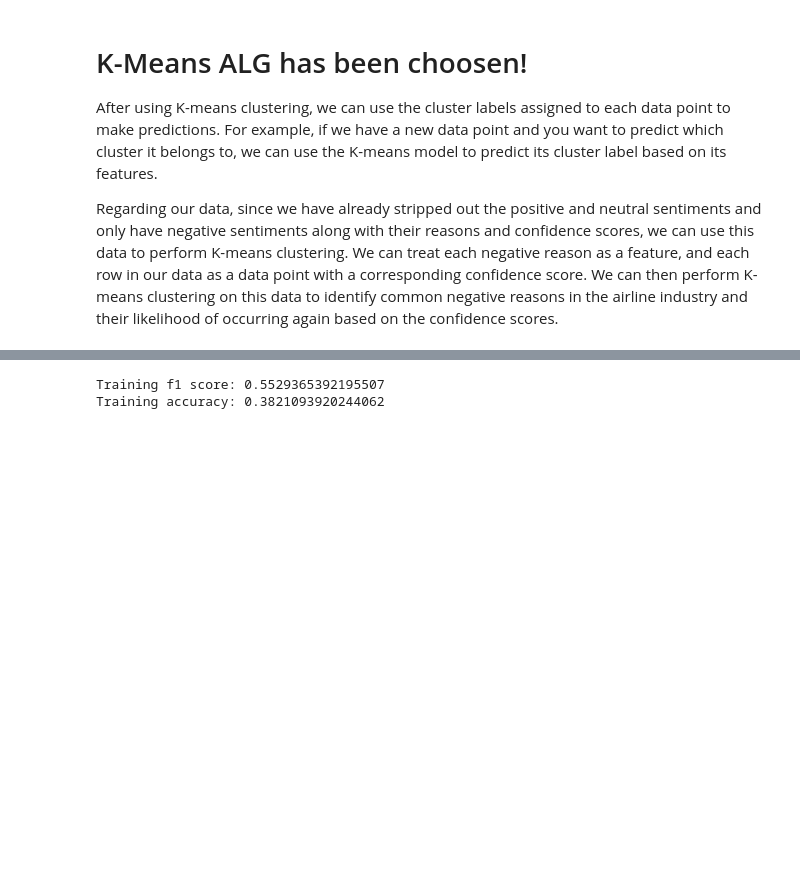
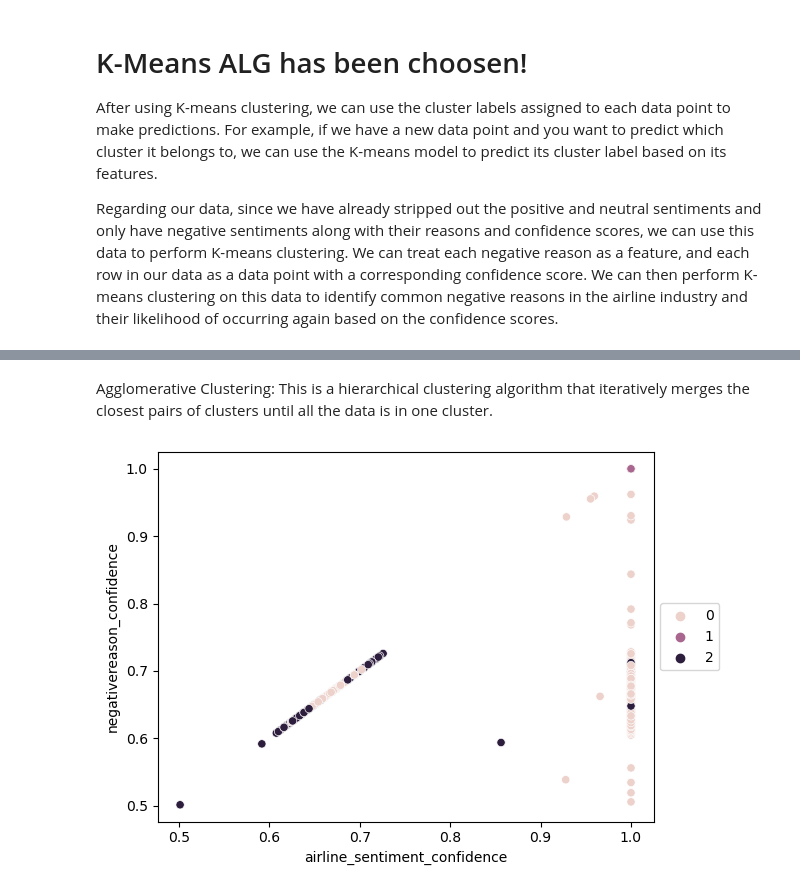
Before and after one commit to ElDon2308/Airline-Sentiment-Analysis, a Jupyter notebook: Data-minng-project copy.ipynb, the cells around one changed output, grey strips where cells are left out. Saved outputs shown, nothing was run; the diff lists cells and outputs as text; code cells hidden in the pictures; blank space fills up the shorter version.

```diff
--- a/Data-minng-project copy.ipynb
+++ b/Data-minng-project copy.ipynb
@@ -256,35 +301,14 @@ the number generated below basically says that the k-means clustering alg ID the
-# %%
-import pandas as pd
-from sklearn.svm import OneClassSVM
-from sklearn.feature_extraction.text import TfidfVectorizer
-from sklearn.metrics import f1_score, accuracy_score
-
-# Load the dataset
-tweetsDf= pd.read_csv('Tweets.csv')
-
-# Filter out positive and neutral tweets
-tweetsDf = tweetsDf[tweetsDf['airline_sentiment'] == 'negative']
-
-# Extract the text data
-text_data = tweetsDf['negativereason']
-
-# Convert the tweets into numerical features using TfidfVectorizer
-vectorizer = TfidfVectorizer(stop_words='english')
-X = vectorizer.fit_transform(text_data)
-
-# Train a one-class SVM model
-clf = OneClassSVM()
-clf.fit(X)
-
-# Make predictions on the training set
-y_pred_train = clf.predict(X)
-
-# Compute the f1 score and accuracy on the training set
-f1_train = f1_score([-1] * len(X.toarray()), y_pred_train, pos_label=-1)
-acc_train = accuracy_score([-1] * len(X.toarray()), y_pred_train)
-
-print('Training f1 score:', f1_train)
-print('Training accuracy:', acc_train)
-# %% [output]
-Training f1 score: 0.5529365392195507
-Training accuracy: 0.3821093920244062
+# %% [markdown]
+Agglomerative Clustering: This is a hierarchical clustering algorithm that iteratively merges the closest pairs of clusters until all the data is in one cluster.
+# %%
+from sklearn.cluster import AgglomerativeClustering
+
+agg_clustering = AgglomerativeClustering(n_clusters=3)
+agg_clustering.fit(X_scaled)
+
+tweetsDf['cluster'] = agg_clustering.labels_
+sns.scatterplot(x='airline_sentiment_confidence', y='negativereason_confidence', hue='cluster', data=tweetsDf)
+plt.legend(loc='center left', bbox_to_anchor=(1, 0.5),fontsize=10)
+plt.show()
+# %% [output]
+[figure, added]
```
Also changed, not shown: parts of 29 cells of this notebook.
